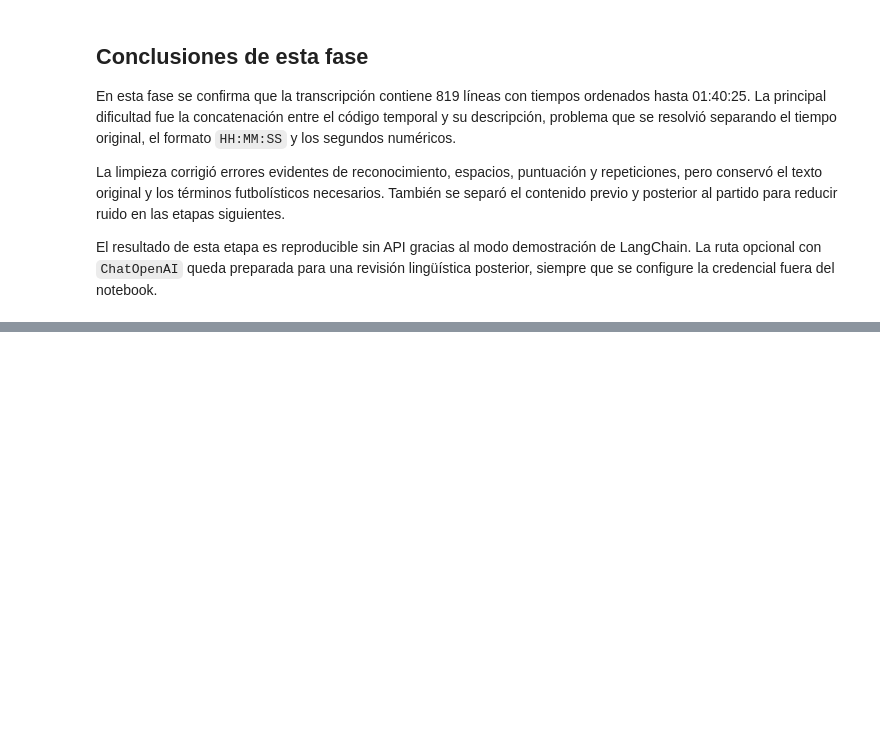
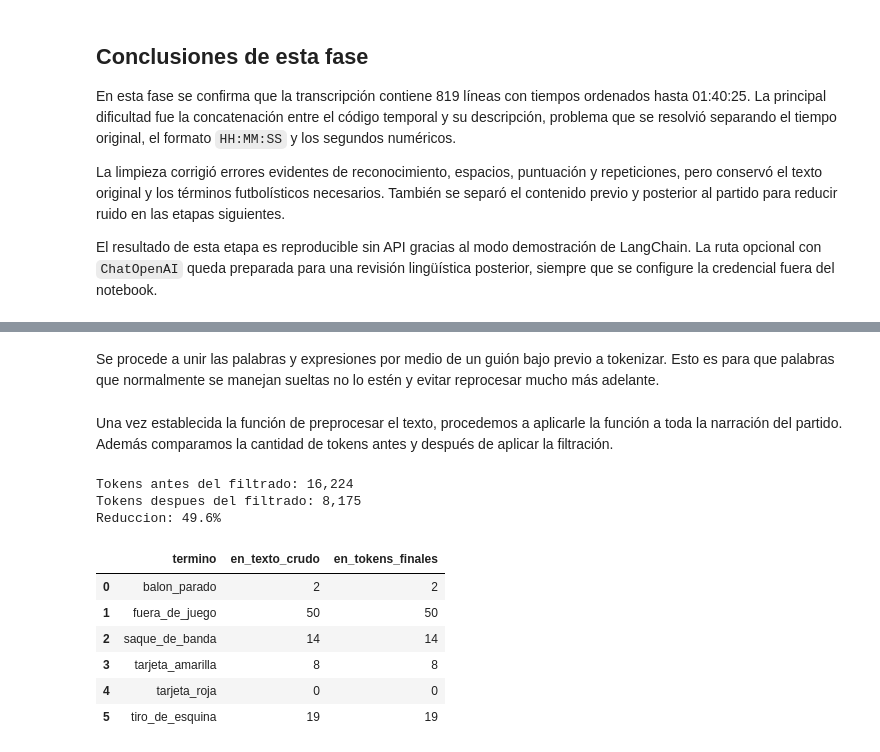
Before and after one commit to RodolfoIO/proyecto_final_text_mining, a Jupyter notebook: proyecto_final_text_mining.ipynb, the cells around one changed output, grey strips where cells are left out. Saved outputs shown, nothing was run; the diff lists cells and outputs as text; code cells hidden in the pictures; blank space fills up the shorter version.

```diff
--- a/proyecto_final_text_mining.ipynb
+++ b/proyecto_final_text_mining.ipynb
@@ -269,0 +305,2 @@ El resultado de esta etapa es reproducible sin API gracias al modo demostración
+# %% [markdown]
+Se procede a unir las palabras y expresiones por medio de un guión bajo previo a tokenizar. Esto es para que palabras que normalmente se manejan sueltas no lo estén y evitar reprocesar mucho más adelante.
@@ -269,0 +368,26 @@ El resultado de esta etapa es reproducible sin API gracias al modo demostración
+# %% [markdown]
+Una vez establecida la función de preprocesar el texto, procedemos a aplicarle la función a toda la narración del partido. Además comparamos la cantidad de tokens antes y después de aplicar la filtración.
+# %%
+tokens_crudos = tokenizar(proteger_terminos(normalizar_texto(texto_partido)))
+tokens_finales = preprocesar_texto(texto_partido)
+
+print(f'Tokens antes del filtrado: {len(tokens_crudos):,}')
+print(f'Tokens despues del filtrado: {len(tokens_finales):,}')
+print(f'Reduccion: {(1 - len(tokens_finales) / len(tokens_crudos)) * 100:.1f}%')
+
+frecuencias = Counter(tokens_finales)
+verificacion = pd.DataFrame({'termino': sorted(set(TERMINOS_PROTEGIDOS.values()))})
+verificacion['en_texto_crudo'] = verificacion['termino'].map(lambda t: tokens_crudos.count(t))
+verificacion['en_tokens_finales'] = verificacion['termino'].map(lambda t: frecuencias.get(t, 0))
+verificacion
+# %% [output]
+Tokens antes del filtrado: 16,224
+Tokens despues del filtrado: 8,175
+Reduccion: 49.6%
+|  | termino | en_texto_crudo | en_tokens_finales |
+| 0 | balon_parado | 2 | 2 |
+| 1 | fuera_de_juego | 50 | 50 |
+| 2 | saque_de_banda | 14 | 14 |
+| 3 | tarjeta_amarilla | 8 | 8 |
+| 4 | tarjeta_roja | 0 | 0 |
+| 5 | tiro_de_esquina | 19 | 19 |
```
Also changed, not shown: parts of 13 cells of this notebook, 4 other files.
